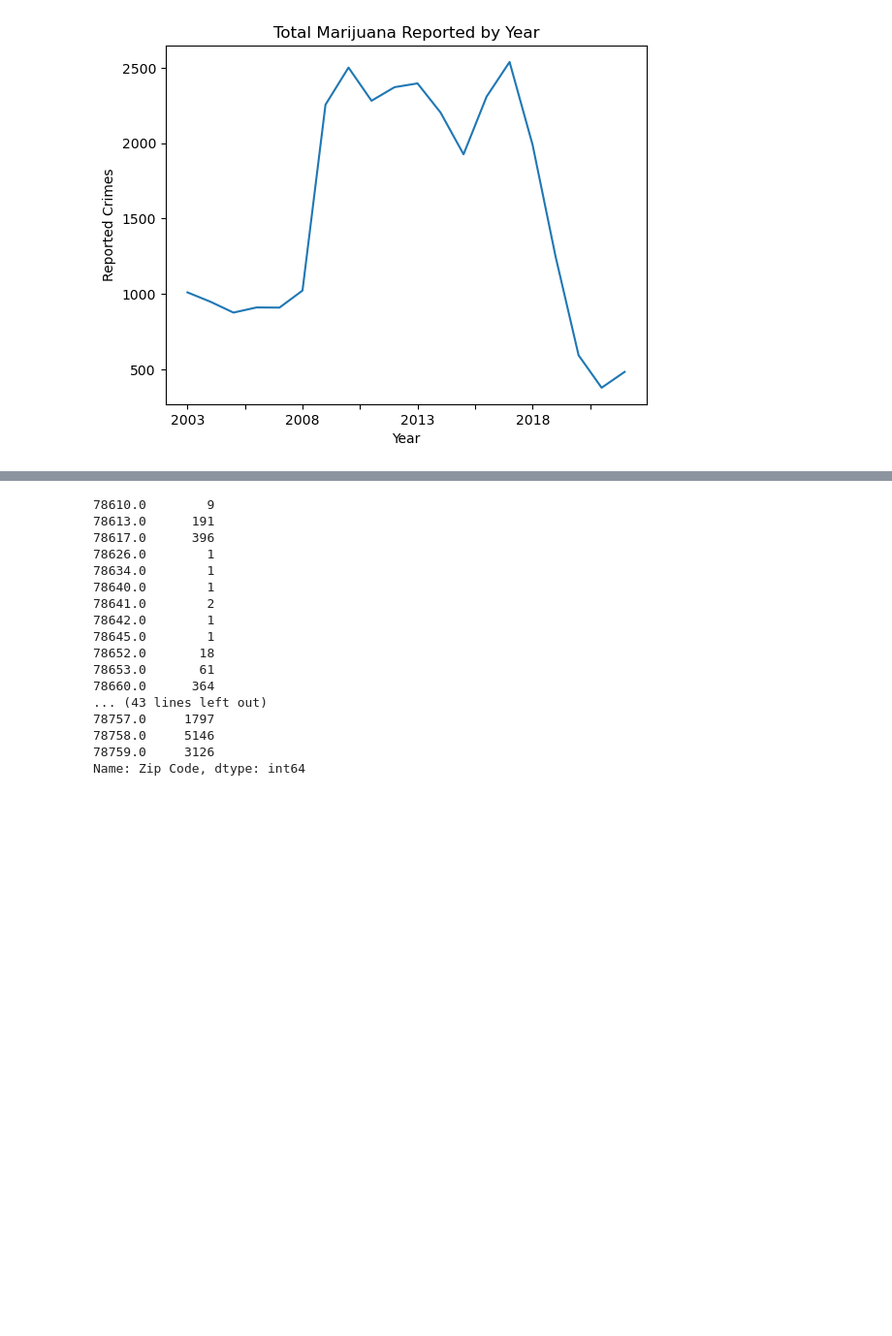
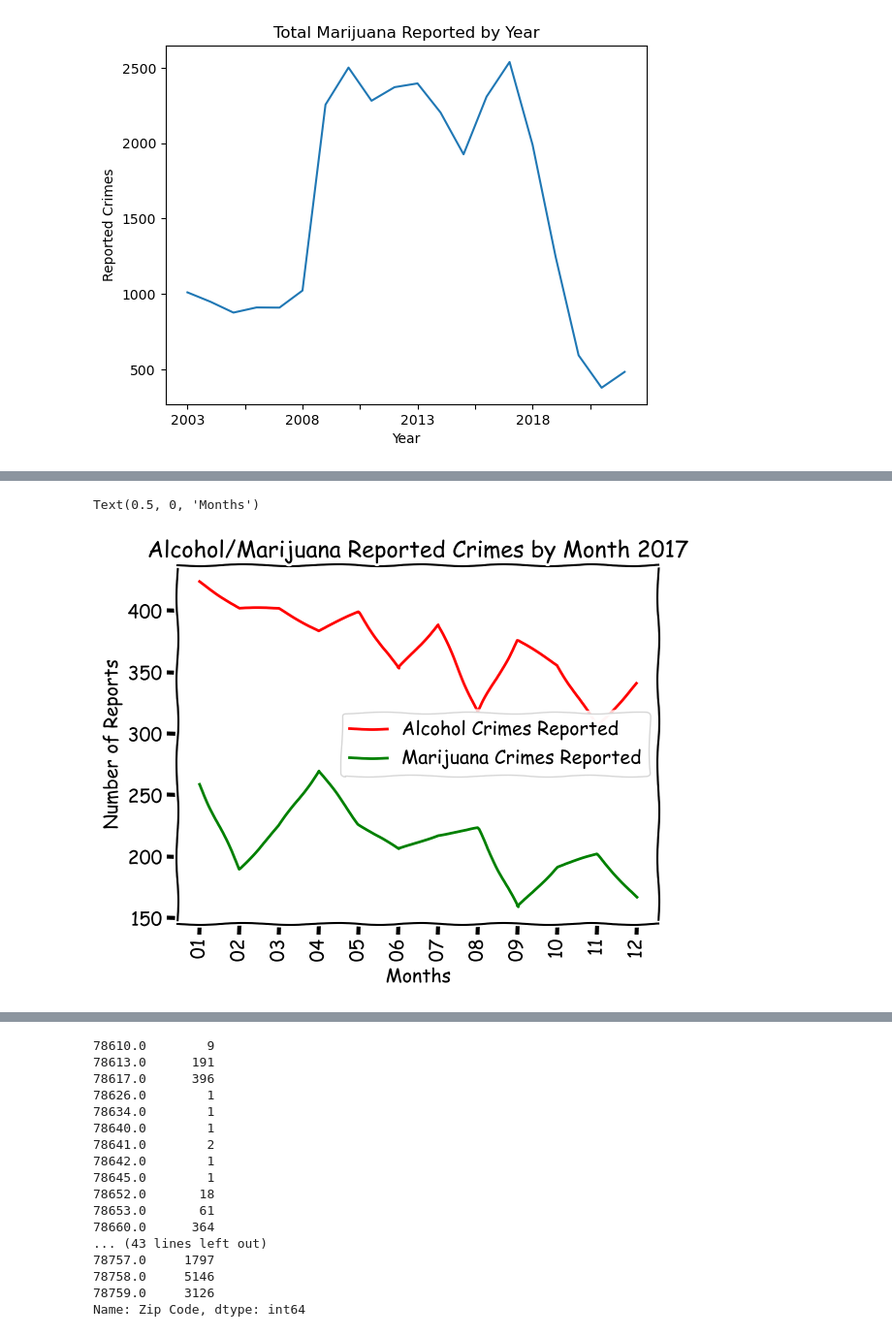
Before and after one commit to robert-z-lehr/Traffic-Crime-Correlations, a Jupyter notebook: main01.ipynb, the cells around one changed output, grey strips where cells are left out. Shown at 97% size. Cells and saved outputs as stored; diff of their text form; code cells hidden in the pictures; blank space fills up the shorter version.

```diff
--- a/main01.ipynb
+++ b/main01.ipynb
@@ -185,0 +187,6 @@ plt.show()
+# %%
+df_csv_mj['Month']=pd.to_datetime(df_csv_mj['Occurred Date']).dt.strftime('%m')
+#df_mj.columns
+
+df_csv_alcohol['Month']=pd.to_datetime(df_csv_alcohol['Occurred Date']).dt.strftime('%m')
+df_csv_alcohol.columns
@@ -185,0 +228,31 @@ plt.show()
+# %%
+#grouping marijuana reported crimes by month and year
+year_2017=df_csv_mj.loc[(df_csv_mj['Occurred Date - Year'] == '2017')]
+month_mj17=year_2017.groupby(["Month"])['Highest Offense Description'].count().sort_index()
+
+year_2018=df_csv_mj.loc[(df_csv_mj['Occurred Date - Year'] == '2018')]
+month_mj18=year_2018.groupby(["Month"])['Highest Offense Description'].count().sort_index()
+
+year_2019=df_csv_mj.loc[(df_csv_mj['Occurred Date - Year'] == '2019')]
+month_mj19=year_2019.groupby(["Month"])['Highest Offense Description'].count().sort_index()
+
+year_2020=df_csv_mj.loc[(df_csv_mj['Occurred Date - Year'] == '2020')]
+month_mj20=year_2020.groupby(["Month"])['Highest Offense Description'].count().sort_index()
+
+year_2021=df_csv_mj.loc[(df_csv_mj['Occurred Date - Year'] == '2021')]
+month_mj21=year_2021.groupby(["Month"])['Highest Offense Description'].count().sort_index()
+
+year_2022=df_csv_mj.loc[(df_csv_mj['Occurred Date - Year'] == '2022')]
+month_mj22=year_2022.groupby(["Month"])['Highest Offense Description'].count().sort_index()
+# %%
+#monthly plot alcohol and mj 2017
+alc_crime17, = plt.plot(month_oh17.keys(), month_oh17, color='red', label="Alcohol Crimes Reported")
+mj_crime17, = plt.plot(month_mj17.keys(), month_mj17, color='green', label="Marijuana Crimes Reported")
+plt.xticks(rotation='vertical')
+plt.legend(handles=[alc_crime17, mj_crime17], loc="center right")
+plt.title("Alcohol/Marijuana Reported Crimes by Month 2017")
+plt.ylabel("Number of Reports")
+plt.xlabel("Months")
+# %% [output]
+Text(0.5, 0, 'Months')
+[figure, added]
```
Also changed, not shown: parts of 13 cells of this notebook, 1 other file.
